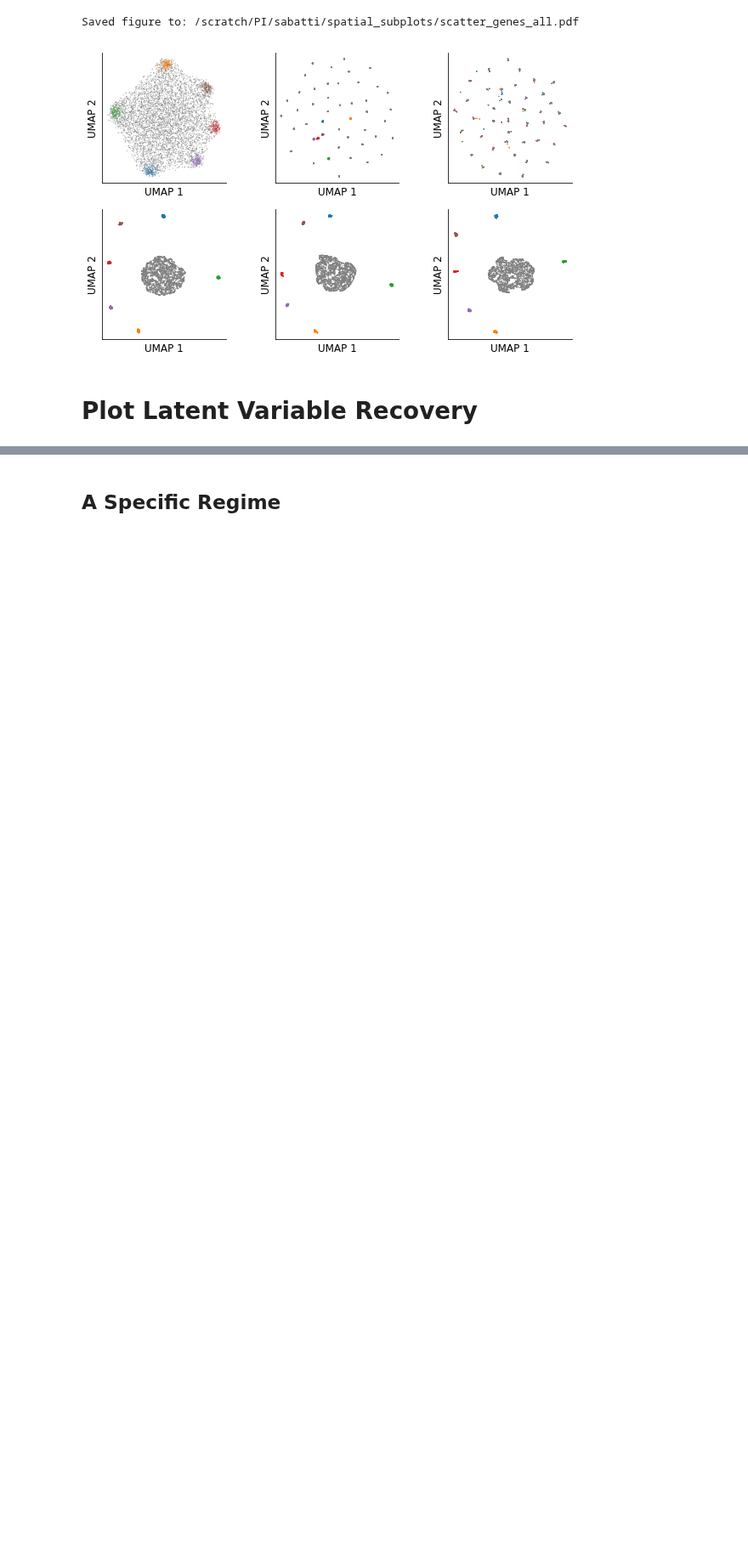
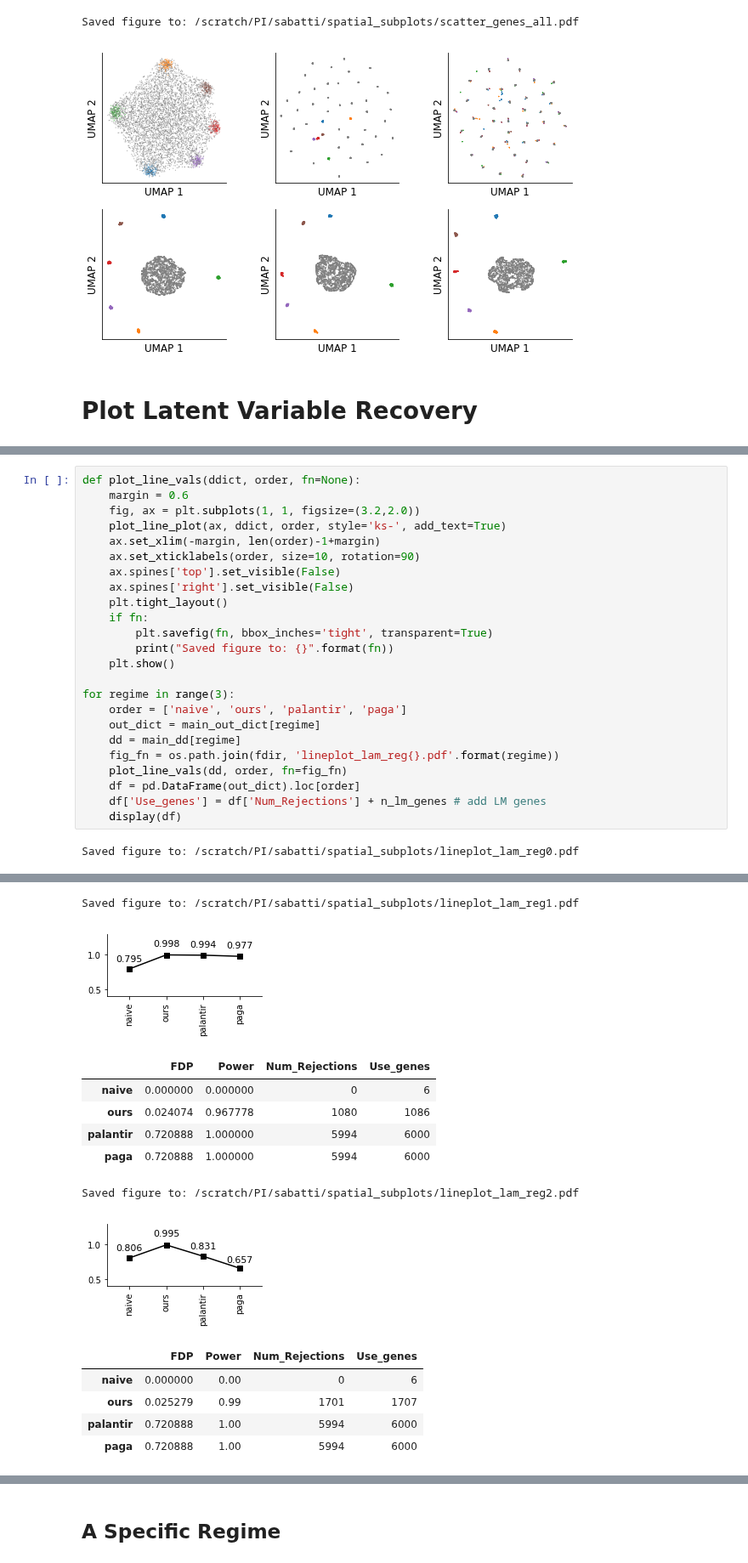
Before and after one commit to yashpatel5400/gliss, a Jupyter notebook: notebooks/analysis_toy_feat_clust_corr.ipynb, the cells around one changed output, grey strips where cells are left out. Shown at 85% size. Saved outputs shown, nothing was run; the diff lists cells and outputs as text; blank space fills up the shorter version.

```diff
--- a/notebooks/analysis_toy_feat_clust_corr.ipynb
+++ b/notebooks/analysis_toy_feat_clust_corr.ipynb
@@ -123,0 +287,26 @@ Saved figure to: /scratch/PI/sabatti/spatial_subplots/scatter_genes_all.pdf
+# %%
+def plot_line_vals(ddict, order, fn=None):
+    margin = 0.6
+    fig, ax = plt.subplots(1, 1, figsize=(3.2,2.0))
+    plot_line_plot(ax, ddict, order, style='ks-', add_text=True)
+    ax.set_xlim(-margin, len(order)-1+margin)
+    ax.set_xticklabels(order, size=10, rotation=90)
+    ax.spines['top'].set_visible(False)
+    ax.spines['right'].set_visible(False)
+    plt.tight_layout()
+    if fn:
+        plt.savefig(fn, bbox_inches='tight', transparent=True)
+        print("Saved figure to: {}".format(fn))
+    plt.show()
+
+for regime in range(3):
+    order = ['naive', 'ours', 'palantir', 'paga']
+    out_dict = main_out_dict[regime]
+    dd = main_dd[regime]
+    fig_fn = os.path.join(fdir, 'lineplot_lam_reg{}.pdf'.format(regime))
+    plot_line_vals(dd, order, fn=fig_fn)
+    df = pd.DataFrame(out_dict).loc[order]
+    df['Use_genes'] = df['Num_Rejections'] + n_lm_genes # add LM genes
+    display(df)
+# %% [output]
+Saved figure to: /scratch/PI/sabatti/spatial_subplots/lineplot_lam_reg0.pdf
@@ -123,0 +319,14 @@ Saved figure to: /scratch/PI/sabatti/spatial_subplots/scatter_genes_all.pdf
+Saved figure to: /scratch/PI/sabatti/spatial_subplots/lineplot_lam_reg1.pdf
+[figure, added]
+|  | FDP | Power | Num_Rejections | Use_genes |
+| naive | 0.000000 | 0.000000 | 0 | 6 |
+| ours | 0.024074 | 0.967778 | 1080 | 1086 |
+| palantir | 0.720888 | 1.000000 | 5994 | 6000 |
+| paga | 0.720888 | 1.000000 | 5994 | 6000 |
+Saved figure to: /scratch/PI/sabatti/spatial_subplots/lineplot_lam_reg2.pdf
+[figure, added]
+|  | FDP | Power | Num_Rejections | Use_genes |
+| naive | 0.000000 | 0.00 | 0 | 6 |
+| ours | 0.025279 | 0.99 | 1701 | 1707 |
+| palantir | 0.720888 | 1.00 | 5994 | 6000 |
+| paga | 0.720888 | 1.00 | 5994 | 6000 |
```
Also changed, not shown: parts of 8 cells of this notebook, 3 other files.
